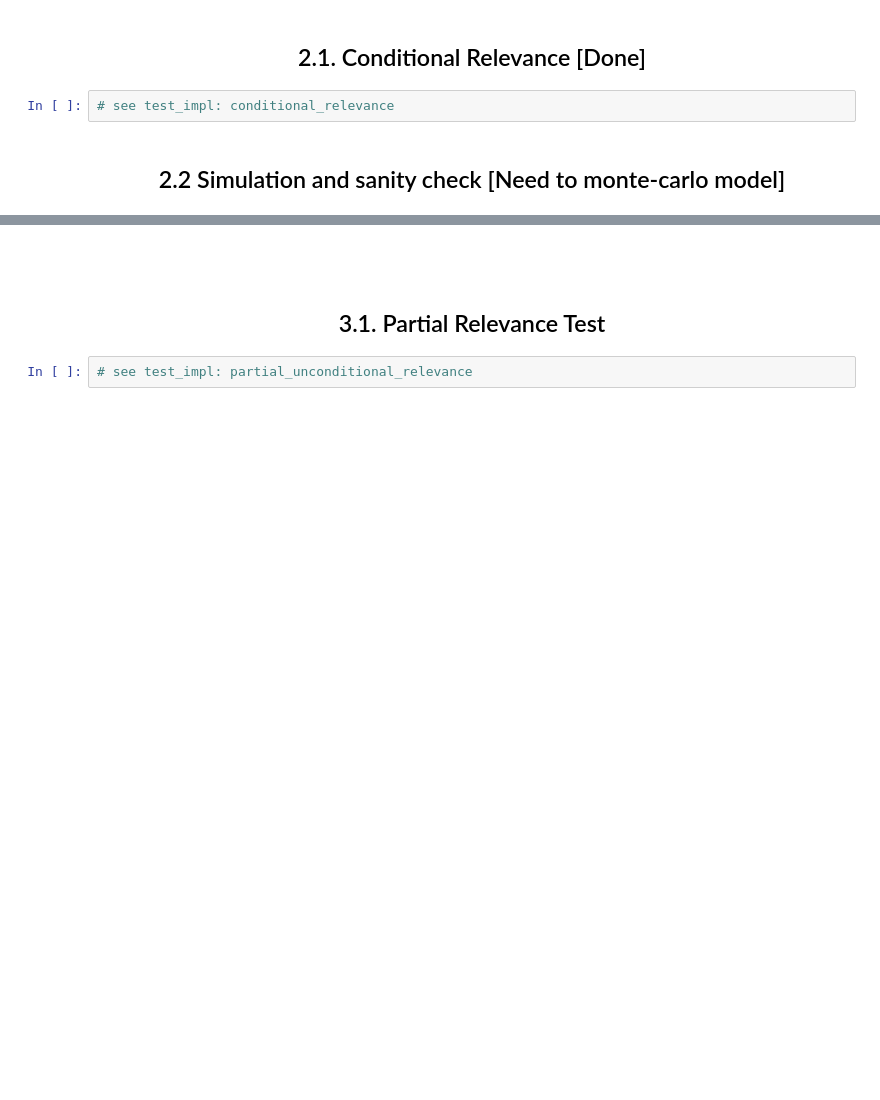
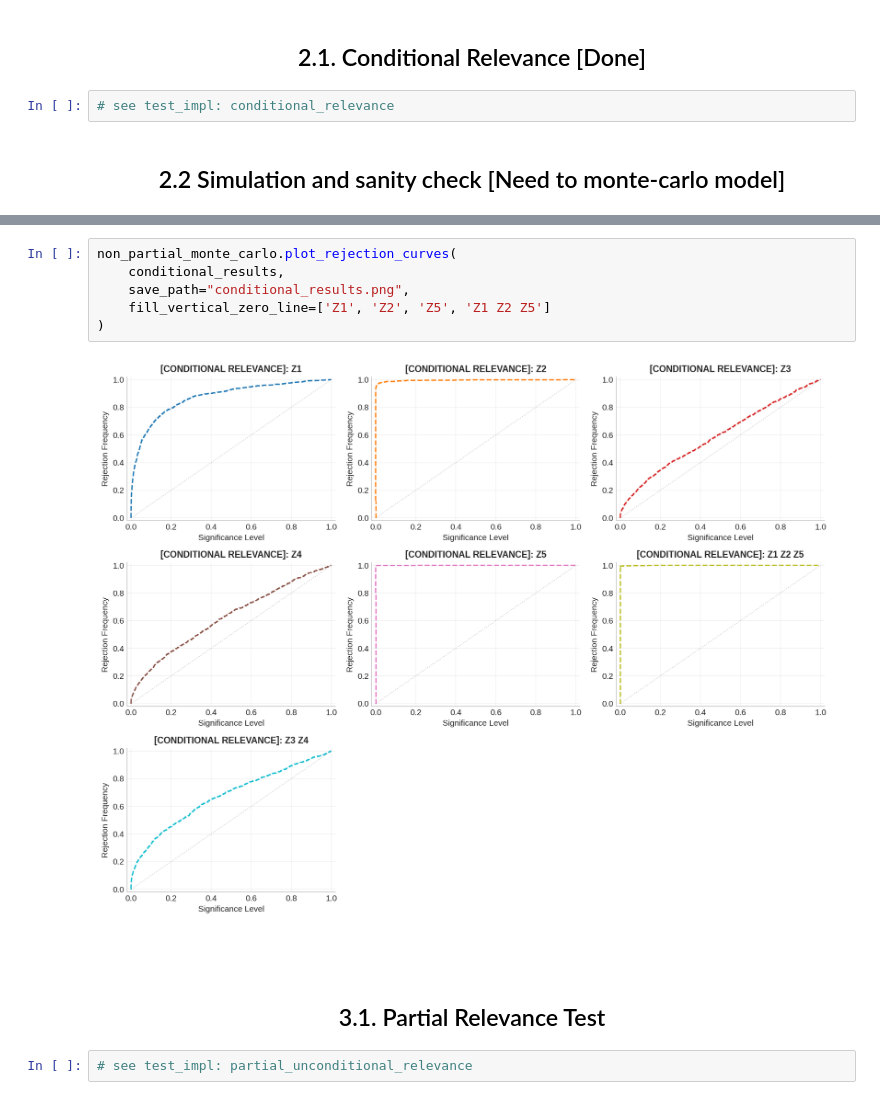
Before and after one commit to KoRoJIeBu4/REDUNDANCY-TESTS-OF-MOMENT-CONDITIONS-APPLIED-TO-MACROECONOMIC-MODELS, a Jupyter notebook: main.ipynb, the cells around one changed output, grey strips where cells are left out. Saved outputs shown, nothing was run; the diff lists cells and outputs as text; blank space fills up the shorter version.

```diff
--- a/main.ipynb
+++ b/main.ipynb
@@ -277,3 +74,11 @@ z_noise  | W=    4.166 | ожидаем: нерелевантен (p>=0.05)  |
+# %%
+non_partial_monte_carlo.plot_rejection_curves(
+    conditional_results,
+    save_path="conditional_results.png",
+    fill_vertical_zero_line=['Z1', 'Z2', 'Z5', 'Z1 Z2 Z5']
+)
+# %% [output]
+[figure, added]
 # %% [markdown]
 ## <center> <center>
 # %% [markdown]
```
Also changed, not shown: parts of 6 cells of this notebook, 3 other files.
